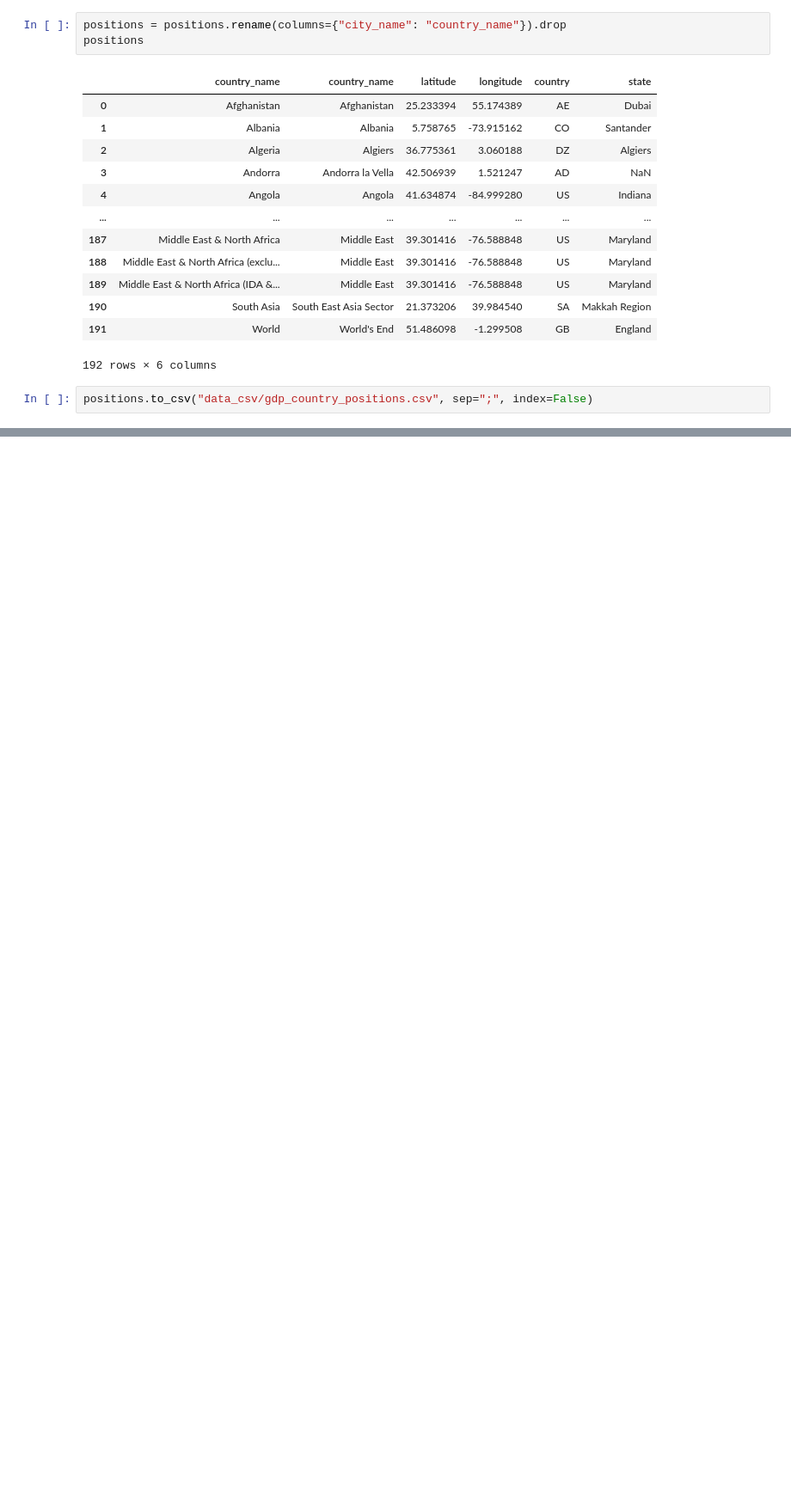
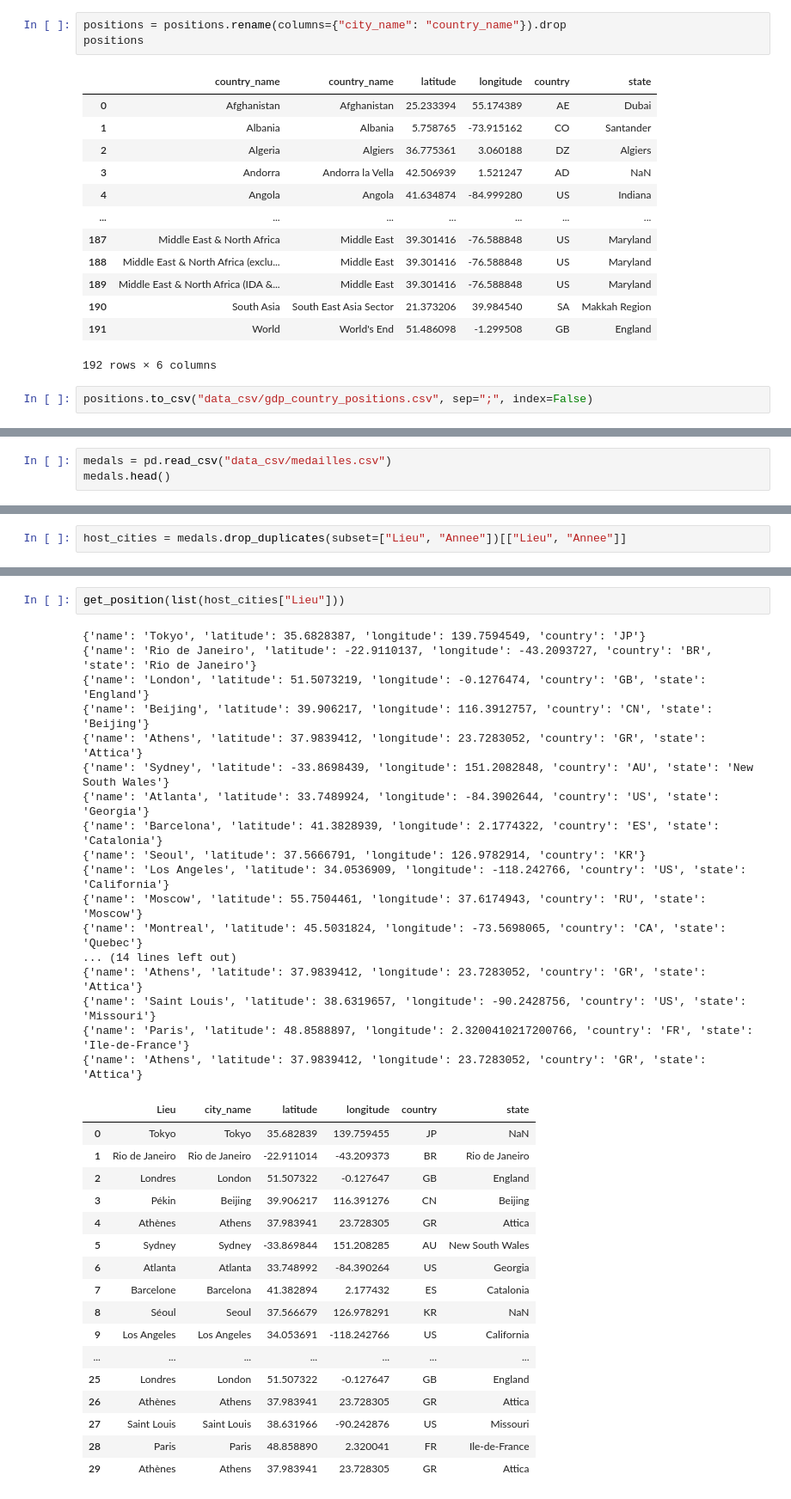
Before and after one commit to Maryam-Dollet/Webscraping_project, a Jupyter notebook: get_city_positions.ipynb, the cells around one changed output, grey strips where cells are left out. Shown: that part at 86% size. Saved outputs shown, nothing was run; the diff lists cells and outputs as text; blank space fills up the shorter version.

```diff
--- a/get_city_positions.ipynb
+++ b/get_city_positions.ipynb
@@ -216,0 +219,3 @@ positions.to_csv("data_csv/gdp_country_positions.csv", sep=";", index=False)
+# %%
+medals = pd.read_csv("data_csv/medailles.csv")
+medals.head()
@@ -216,0 +229,2 @@ positions.to_csv("data_csv/gdp_country_positions.csv", sep=";", index=False)
+# %%
+host_cities = medals.drop_duplicates(subset=["Lieu", "Annee"])[["Lieu", "Annee"]]
@@ -216,0 +251,37 @@ positions.to_csv("data_csv/gdp_country_positions.csv", sep=";", index=False)
+# %%
+get_position(list(host_cities["Lieu"]))
+# %% [output]
+{'name': 'Tokyo', 'latitude': 35.6828387, 'longitude': 139.7594549, 'country': 'JP'}
+{'name': 'Rio de Janeiro', 'latitude': -22.9110137, 'longitude': -43.2093727, 'country': 'BR', 'state': 'Rio de Janeiro'}
+{'name': 'London', 'latitude': 51.5073219, 'longitude': -0.1276474, 'country': 'GB', 'state': 'England'}
+{'name': 'Beijing', 'latitude': 39.906217, 'longitude': 116.3912757, 'country': 'CN', 'state': 'Beijing'}
+{'name': 'Athens', 'latitude': 37.9839412, 'longitude': 23.7283052, 'country': 'GR', 'state': 'Attica'}
+{'name': 'Sydney', 'latitude': -33.8698439, 'longitude': 151.2082848, 'country': 'AU', 'state': 'New South Wales'}
+{'name': 'Atlanta', 'latitude': 33.7489924, 'longitude': -84.3902644, 'country': 'US', 'state': 'Georgia'}
+{'name': 'Barcelona', 'latitude': 41.3828939, 'longitude': 2.1774322, 'country': 'ES', 'state': 'Catalonia'}
+{'name': 'Seoul', 'latitude': 37.5666791, 'longitude': 126.9782914, 'country': 'KR'}
+{'name': 'Los Angeles', 'latitude': 34.0536909, 'longitude': -118.242766, 'country': 'US', 'state': 'California'}
+{'name': 'Moscow', 'latitude': 55.7504461, 'longitude': 37.6174943, 'country': 'RU', 'state': 'Moscow'}
+{'name': 'Montreal', 'latitude': 45.5031824, 'longitude': -73.5698065, 'country': 'CA', 'state': 'Quebec'}
+... (14 lines left out)
+{'name': 'Athens', 'latitude': 37.9839412, 'longitude': 23.7283052, 'country': 'GR', 'state': 'Attica'}
+{'name': 'Saint Louis', 'latitude': 38.6319657, 'longitude': -90.2428756, 'country': 'US', 'state': 'Missouri'}
+{'name': 'Paris', 'latitude': 48.8588897, 'longitude': 2.3200410217200766, 'country': 'FR', 'state': 'Ile-de-France'}
+{'name': 'Athens', 'latitude': 37.9839412, 'longitude': 23.7283052, 'country': 'GR', 'state': 'Attica'}
+|  | Lieu | city_name | latitude | longitude | country | state |
+| 0 | Tokyo | Tokyo | 35.682839 | 139.759455 | JP | NaN |
+| 1 | Rio de Janeiro | Rio de Janeiro | -22.911014 | -43.209373 | BR | Rio de Janeiro |
+| 2 | Londres | London | 51.507322 | -0.127647 | GB | England |
+| 3 | Pékin | Beijing | 39.906217 | 116.391276 | CN | Beijing |
+| 4 | Athènes | Athens | 37.983941 | 23.728305 | GR | Attica |
+| 5 | Sydney | Sydney | -33.869844 | 151.208285 | AU | New South Wales |
+| 6 | Atlanta | Atlanta | 33.748992 | -84.390264 | US | Georgia |
+| 7 | Barcelone | Barcelona | 41.382894 | 2.177432 | ES | Catalonia |
+| 8 | Séoul | Seoul | 37.566679 | 126.978291 | KR | NaN |
+| 9 | Los Angeles | Los Angeles | 34.053691 | -118.242766 | US | California |
+| ... | ... | ... | ... | ... | ... | ... |
+| 25 | Londres | London | 51.507322 | -0.127647 | GB | England |
+| 26 | Athènes | Athens | 37.983941 | 23.728305 | GR | Attica |
+| 27 | Saint Louis | Saint Louis | 38.631966 | -90.242876 | US | Missouri |
+| 28 | Paris | Paris | 48.858890 | 2.320041 | FR | Ile-de-France |
+| 29 | Athènes | Athens | 37.983941 | 23.728305 | GR | Attica |
```
Also changed, not shown: parts of 3 cells of this notebook, 1 other file.
